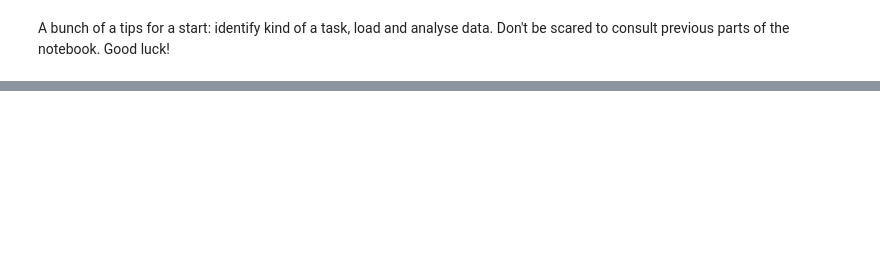
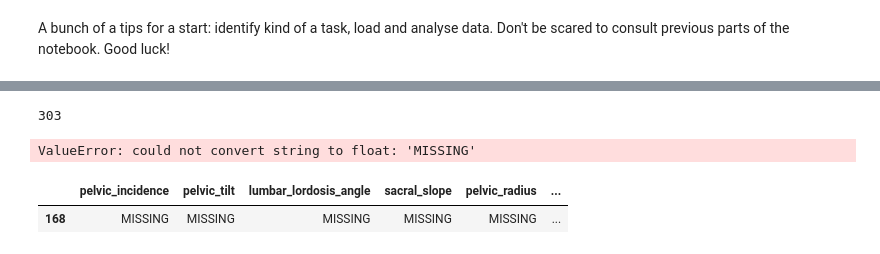
Before and after one commit to PUTvision/MLWorkshopPyCon2018, a Jupyter notebook: Solutions to say hello to machine learning in Python.ipynb, the cells around one changed output, grey strips where cells are left out. Cells and saved outputs as stored; diff of their text form; code cells hidden in the pictures; blank space fills up the shorter version.

```diff
--- a/Solutions to say hello to machine learning in Python.ipynb
+++ b/Solutions to say hello to machine learning in Python.ipynb
@@ -589,0 +658,20 @@ A bunch of a tips for a start: identify kind of a task, load and analyse data. D
+# %%
+# Let's try the first theory, and get rid of any rows contatining missing values - if after this there will be less rows
+# then 303, then we will try to investigate problem further.
+len(df.dropna(how='any'))
+# %% [output]
+303
+# %%
+# Good, looks like the missing values weren't spread, but just limited to some particular rows.
+df = df.dropna(how='any')
+# %%
+# Let'stry to convert some of the columns to numeric value, to see what values are problematic, and classified as 'object'.
+df['pelvic_incidence'].astype(np.float32)
+# %% [output]
+ValueError: could not convert string to float: 'MISSING'
+# %%
+# It seems that someone instead of not filling cells without values at all, wrote down 'MISSING' instead.
+df[(df == 'MISSING').any(axis=1)]
+# %% [output]
+|  | pelvic_incidence | pelvic_tilt | lumbar_lordosis_angle | sacral_slope | pelvic_radius | ... |
+| 168 | MISSING | MISSING | MISSING | MISSING | MISSING | ... |
```
Also changed, not shown: parts of 24 cells of this notebook, 1 other file.
